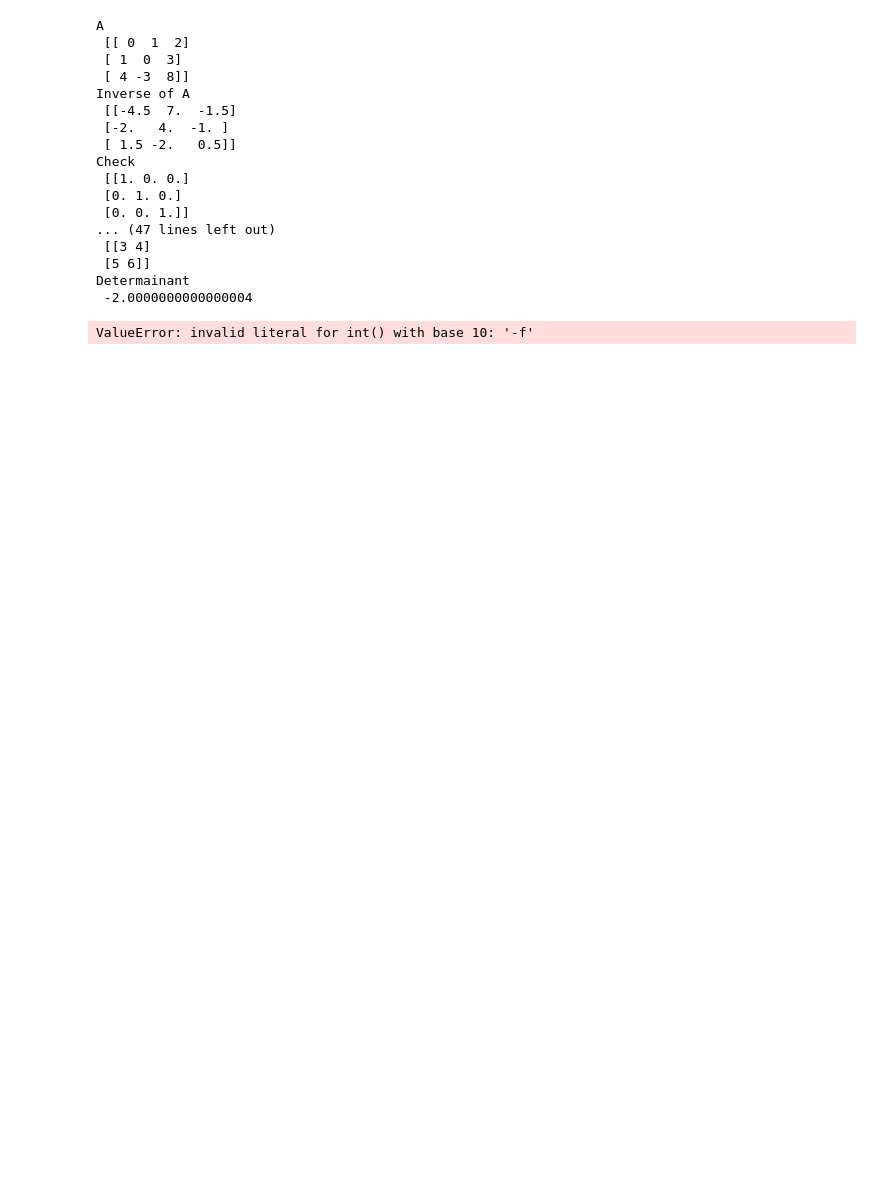
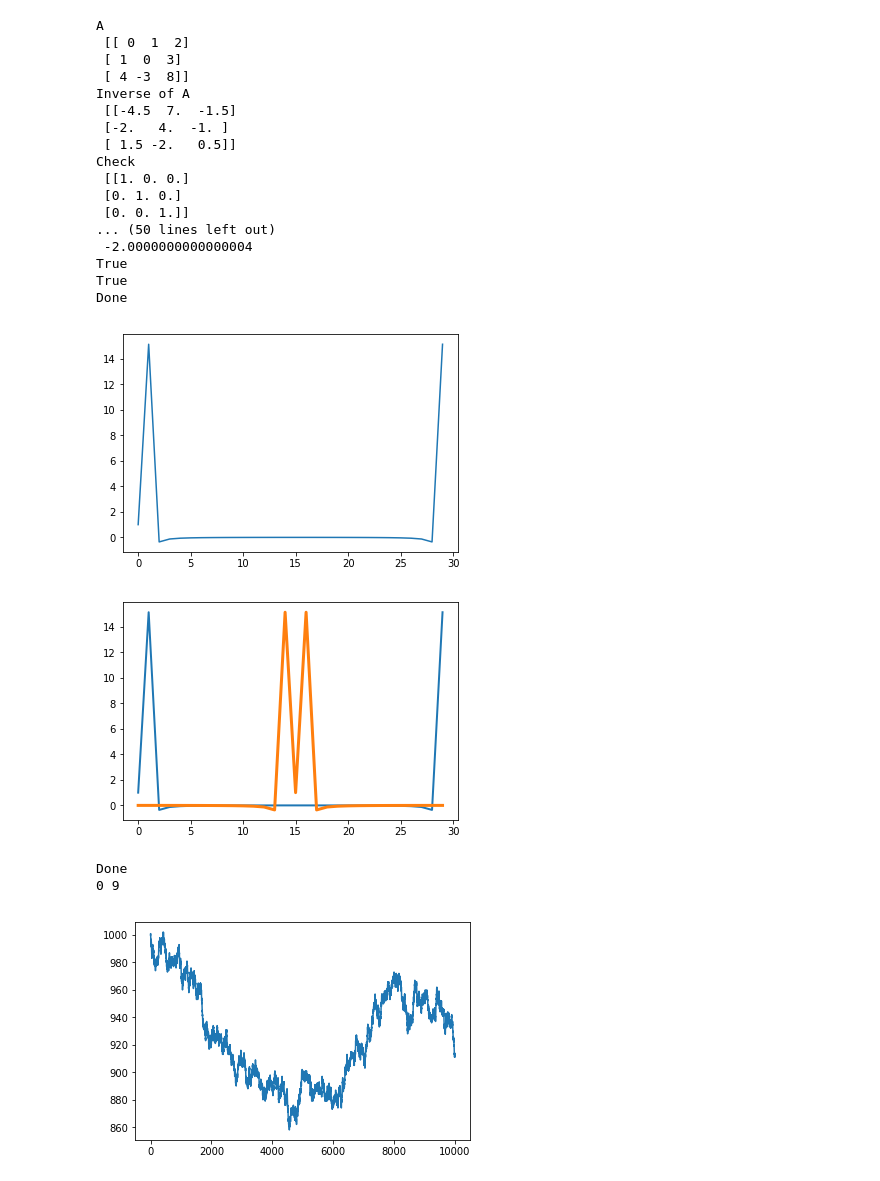
Before and after one commit to ZPWX/MachineLearning, a Jupyter notebook: numpy/Untitled4.ipynb, the cells around one changed output. Saved outputs shown, nothing was run; the diff lists cells and outputs as text; code cells hidden in the pictures; blank space fills up the shorter version.

```diff
--- a/numpy/Untitled4.ipynb
+++ b/numpy/Untitled4.ipynb
@@ -1,4 +1,6 @@
 # %%
+from numpy import *
+from pylab import *
 import numpy as np
 #计算逆矩阵，并检查求解结果
 A = np.mat("0 1 2;1 0 3;4 -3 8")
@@ -29,46 +31,67 @@ for i in range(len(eigenvectors)):
     print("Done")
 #奇异值分解
 D =  np.mat("4 11 14;8 7 -2")
 print("D\n",D)
 U,sigma,V = np.linalg.svd(D,full_matrices=False)
 print("U\n",U)
 print("sigma\n",sigma)
 print("V\n",V)
 #广义逆矩阵
 pseudoinv = np.linalg.pinv(D)
 print("Pseudo inverse\n",pseudoinv)
 #行列式
 E = np.mat("3 4;5 6")
 print("E\n",E)
 print("Determainant\n",np.linalg.det(E))
 #傅里叶变换
+x1 = np.linspace(0, 2*np.pi, 30) #创建一个包含30个点的余弦波信号
+wave = np.cos(x1)
+transformed = np.fft.fft(wave)  #使用fft函数对余弦波信号进行傅里叶变换
+shifted = np.fft.fftshift(transformed)
+print(np.all(np.abs(np.fft.ifft(transformed) - wave) < 10 ** -9)) #对变换后的结果进行ifft函数，得出近似的初始信号
+print(np.all((np.fft.ifftshift(shifted) - transformed) < 10 ** -9)) #使用ifftshift函数进行逆操作，还原移频操作前的信号
+print("Done")
+plot(transformed)  #使用Matplotlib绘制变换后的信号
+show()
+plot(transformed, lw=2)  #绘制变换信号
+plot(shifted, lw=3)      #绘制移频处理后的信号
+show()
+print("Done")
+#随机数
+cash = np.zeros(10000)
+cash[0] = 1000
+outcome = np.random.binomial(9,0.5,size=len(cash))
+
+for i in range(1,len(cash)):
+    if outcome[i] < 5:
+        cash[i] = cash[i - 1] - 1
+    elif outcome[i] < 10:
+        cash[i] = cash[i - 1] + 1
+    else:
+        raise AssertionError("Unexpected outcome" + outcome)
+print(outcome.min(), outcome.max())
+plot(np.arange(len(cash)), cash)
+show()
 # %% [output]
 A
  [[ 0  1  2]
  [ 1  0  3]
  [ 4 -3  8]]
 Inverse of A
  [[-4.5  7.  -1.5]
  [-2.   4.  -1. ]
  [ 1.5 -2.   0.5]]
 Check
  [[1. 0. 0.]
  [0. 1. 0.]
  [0. 0. 1.]]
-... (47 lines left out)
- [[3 4]
- [5 6]]
-Determainant
+... (50 lines left out)
  -2.0000000000000004
+True
+True
+Done
+[figure, added]
+[figure, added]
+Done
+0 9
+[figure, added]
-# %%
-# import numpy as np
-import sys
-#c,v = np.loadtxt('data.csv',delimiter=',',usecols=(6,7),unpack=True)
-#vwap = np.average(c,weights=v)
-#print('vwap =', vwap)
-#print(np.mean)
-N = int(sys.argv[1])
-weights = np.ones(N)/N
-print(weight)
-# %% [output]
-ValueError: invalid literal for int() with base 10: '-f'
```
